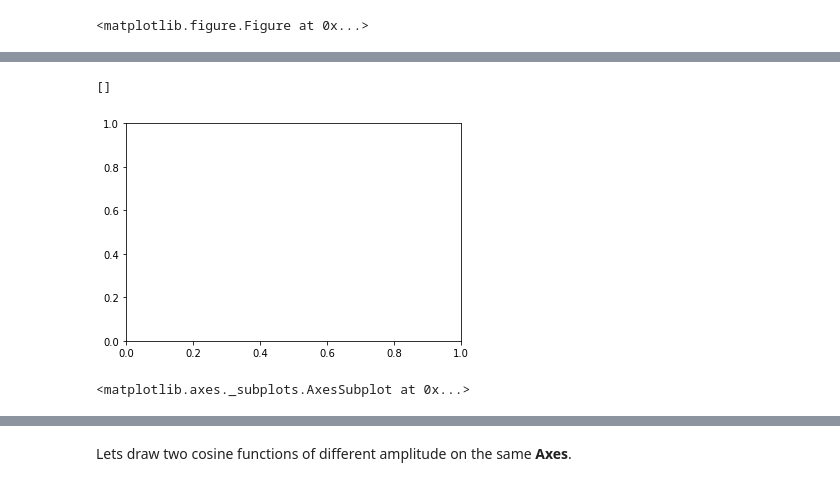
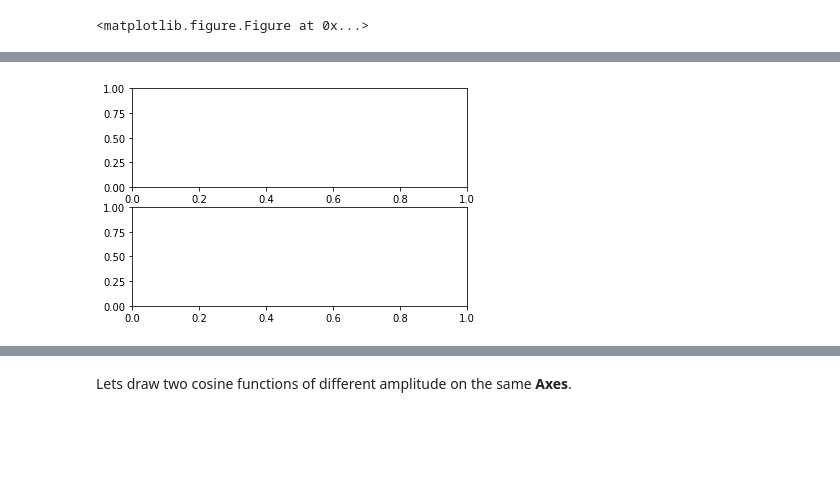
Before and after one commit to ueapy/pythoncourse2018-materials, a Jupyter notebook: notebooks/15-Matplotlib.ipynb, the cells around one changed output, grey strips where cells are left out. Saved outputs shown, nothing was run; the diff lists cells and outputs as text; code cells hidden in the pictures; blank space fills up the shorter version.

```diff
--- a/notebooks/15-Matplotlib.ipynb
+++ b/notebooks/15-Matplotlib.ipynb
@@ -28,13 +100,4 @@ fig = plt.figure() # an empty Figure with no Axes (creates a figure object)
 # %%
-fig.axes
+fig, axes = plt.subplots(2, 1)
 # %% [output]
-[]
+[figure, added]
-# %%
-fig = plt.figure()
-axes = fig.add_subplot(111)
-# %% [output]
-[figure, removed]
-# %%
-axes
-# %% [output]
-<matplotlib.axes._subplots.AxesSubplot at 0x...>
```
Also changed, not shown: parts of 23 cells of this notebook.
